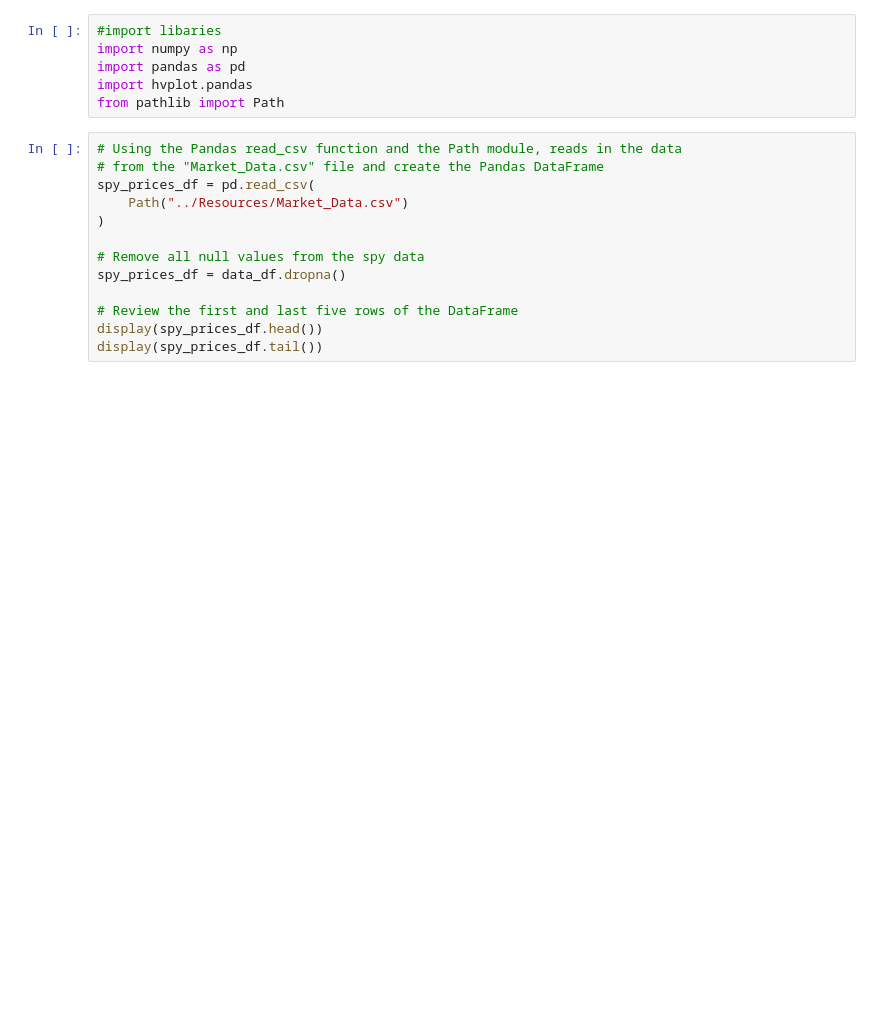
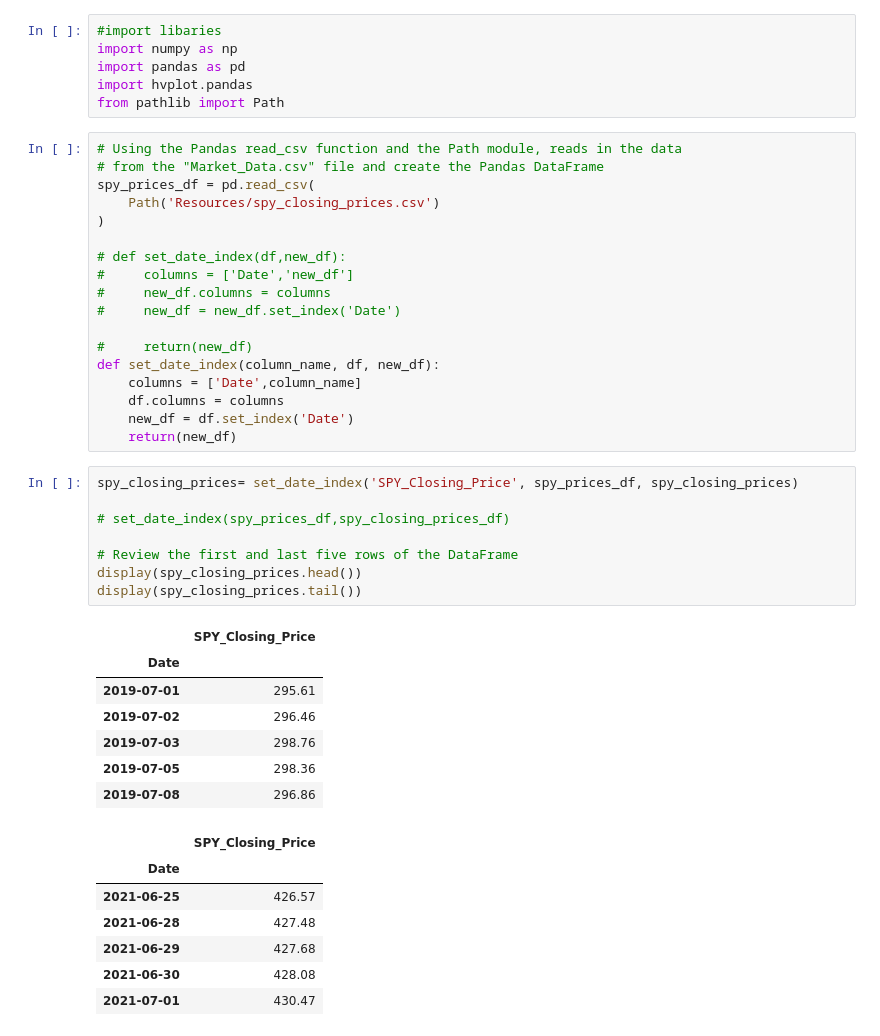
Before and after one commit to jpweldon/Cryptocurrency_Stock_Correlation, a Jupyter notebook: Data_Analysis/data_analysis.ipynb, the cells around one changed output. Drawn from its saved outputs; the diff is of its cells as text; blank space fills up the shorter version.

```diff
--- a/Data_Analysis/data_analysis.ipynb
+++ b/Data_Analysis/data_analysis.ipynb
@@ -8,12 +8,40 @@ from pathlib import Path
 # Using the Pandas read_csv function and the Path module, reads in the data
 # from the "Market_Data.csv" file and create the Pandas DataFrame
 spy_prices_df = pd.read_csv(
-    Path("../Resources/Market_Data.csv")
+    Path('Resources/spy_closing_prices.csv')
 )
 
-# Remove all null values from the spy data
-spy_prices_df = data_df.dropna()
+# def set_date_index(df,new_df):
+#     columns = ['Date','new_df']
+#     new_df.columns = columns
+#     new_df = new_df.set_index('Date')
 
-# Review the first and last five rows of the DataFrame
-display(spy_prices_df.head())
-display(spy_prices_df.tail())
+#     return(new_df)
+def set_date_index(column_name, df, new_df):
+    columns = ['Date',column_name]
+    df.columns = columns
+    new_df = df.set_index('Date')
+    return(new_df)
+# %%
+spy_closing_prices= set_date_index('SPY_Closing_Price', spy_prices_df, spy_closing_prices)
+
+# set_date_index(spy_prices_df,spy_closing_prices_df)
+
+# Review the first and last five rows of the DataFrame
+display(spy_closing_prices.head())
+display(spy_closing_prices.tail())
+# %% [output]
+|  | SPY_Closing_Price |
+| Date |  |
+| 2019-07-01 | 295.61 |
+| 2019-07-02 | 296.46 |
+| 2019-07-03 | 298.76 |
+| 2019-07-05 | 298.36 |
+| 2019-07-08 | 296.86 |
+|  | SPY_Closing_Price |
+| Date |  |
+| 2021-06-25 | 426.57 |
+| 2021-06-28 | 427.48 |
+| 2021-06-29 | 427.68 |
+| 2021-06-30 | 428.08 |
+| 2021-07-01 | 430.47 |
```
Also changed, not shown: parts of 8 cells of this notebook, 11 other files.
